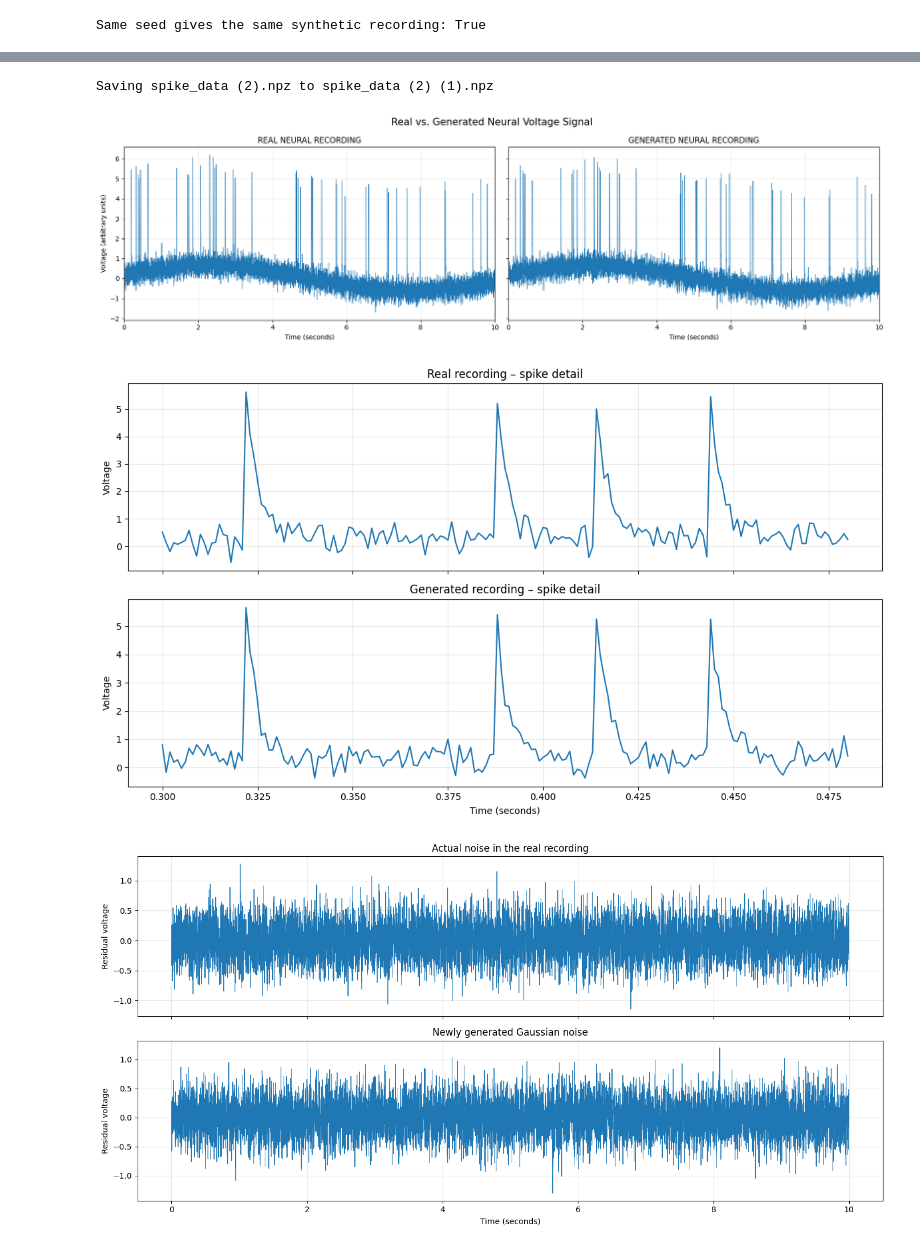
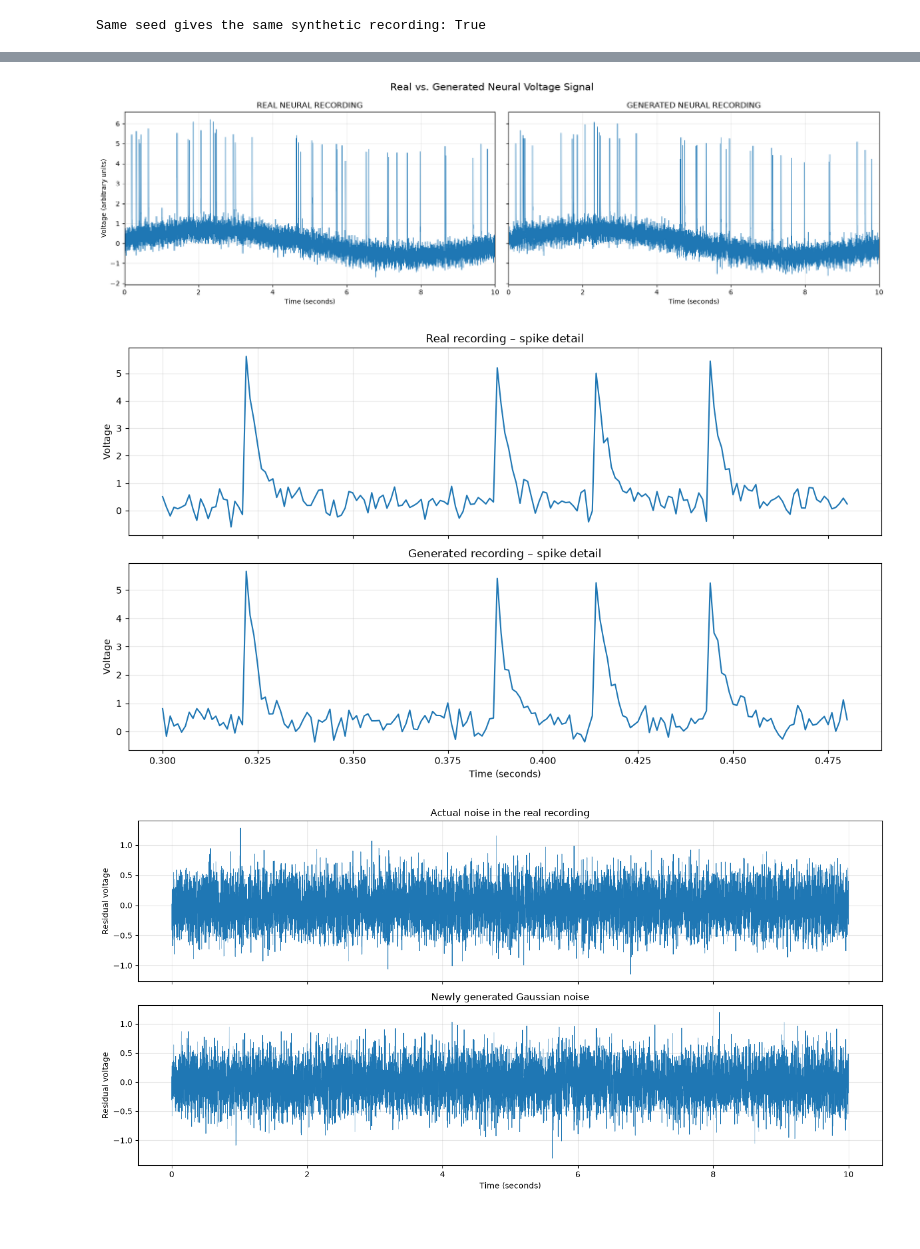
Before and after one commit to Chlo3Cook/spike-simulator-MAC, a Jupyter notebook: src/simulator.ipynb, the cells around one changed output, grey strips where cells are left out. Cells and saved outputs as stored; diff of their text form; code cells hidden in the pictures.

```diff
--- a/src/simulator.ipynb
+++ b/src/simulator.ipynb
@@ -25,15 +28,29 @@ import matplotlib.pyplot as plt
 from numpy.lib.stride_tricks import sliding_window_view
 from pathlib import Path
 
-try:
-    from google.colab import files
+def find_recording():
+    """Find the repository recording from common notebook working directories."""
+    candidates = [
+        Path.cwd() / "data" / "spike_data.npz",
+        Path.cwd() / ".." / "data" / "spike_data.npz",
+        Path.cwd() / ".." / ".." / "data" / "spike_data.npz",
+    ]
+    for candidate in candidates:
+        candidate = candidate.resolve()
+        if candidate.is_file():
+            return str(candidate)
+    try:
+        from google.colab import files
+    except ImportError as exc:
+        raise FileNotFoundError(
+            "Could not find data/spike_data.npz. Start Jupyter from the repository "
+            "root or upload the file in a Colab environment."
+        ) from exc
     uploaded = files.upload()
     if not uploaded:
         raise RuntimeError("No file was uploaded. Upload spike_data.npz and rerun this cell.")
-    DATA_PATH = next(iter(uploaded.keys()))
-except ImportError:
-    # For local Jupyter, put spike_data.npz beside this notebook.
-    DATA_PATH = "/content/drive/MyDrive/python/spike_data (2).npz"
+    return next(iter(uploaded.keys()))
 
+DATA_PATH = find_recording()
 print("Using file:", DATA_PATH)
 # %% [output]
@@ -600,17 +622,8 @@ spike_times = np.array([
     7.980, 8.653, 8.666, 9.408, 9.624, 9.793
 ])
 
-# Load data if t and raw_data are not already defined
-# (Use your existing t and raw_data variables otherwise.)
-try:
-    t, raw_data
-except NameError:
-    from google.colab import files
-    uploaded = files.upload()
-    filename = next(iter(uploaded))
-    data = np.load(filename)
-    t = data["t"]
-    raw_data = data["raw_data"]
+# Reuse the recording loaded in the main analysis section.
+raw_data = y
 
 # 1. Generate the slow baseline drift
 drift = c + B * np.sin(2 * np.pi * f * t + phi)
@@ -656,5 +668,4 @@ plt.show()
-Saving spike_data (2).npz to spike_data (2) (1).npz
-[figure, old version]
+[figure, new version]
 # %%
 
 # Choose a section containing several spikes
@@ -679,7 +690,7 @@ axes[1].grid(alpha=0.3)
 plt.tight_layout()
 plt.show()
 # %% [output]
-[figure, old version]
+[figure, new version]
 # %%
 
 # Both signals after removing the shared deterministic model
@@ -703,4 +714,4 @@ axes[1].grid(alpha=0.3)
 plt.tight_layout()
 plt.show()
 # %% [output]
-[figure, old version]
+[figure, new version]
```
Also changed, not shown: parts of 10 cells of this notebook, 6 other files.
